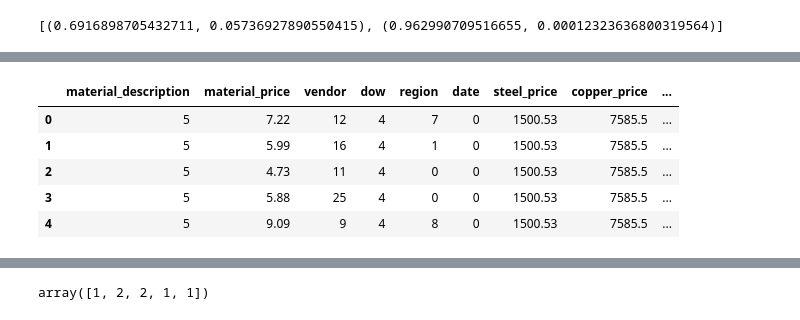
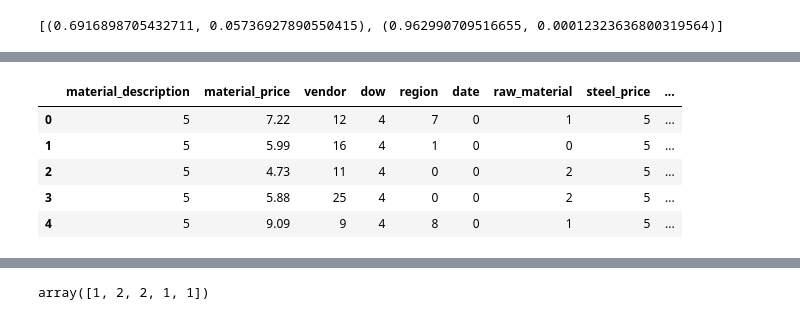
Before and after one commit to thegreatkeej/Estimator_Project, a Jupyter notebook: Resources/Machine_Learning_all.ipynb, the cells around one changed output, grey strips where cells are left out. Cells and saved outputs as stored; diff of their text form; code cells hidden in the pictures.

```diff
--- a/Resources/Machine_Learning_all.ipynb
+++ b/Resources/Machine_Learning_all.ipynb
@@ -228,23 +228,26 @@ total_df.head()
 # %%
 # Create Encoding
 
 le = LabelEncoder()
 encoded_df = total_df
 encoded_df['vendor'] = le.fit_transform(total_df['vendor'])
 encoded_df['dow'] = le.fit_transform(total_df['dow'])
 encoded_df['region'] = le.fit_transform(total_df['region'])
 encoded_df['target_price'] = le.fit_transform(total_df['target_price'])
 encoded_df['material_description'] = le.fit_transform(total_df['material_description'])
 encoded_df['date'] = le.fit_transform(total_df['date'])
+encoded_df['raw_material'] = le.fit_transform(total_df['target_price'])
+encoded_df['steel_price'] = le.fit_transform(total_df['material_description'])
+encoded_df['copper_price'] = le.fit_transform(total_df['date'])
 encoded_df = encoded_df.drop(columns=["location", "zip"])
 encoded_df.head()
 # %% [output]
-|  | material_description | material_price | vendor | dow | region | date | steel_price | copper_price | ... |
-| 0 | 5 | 7.22 | 12 | 4 | 7 | 0 | 1500.53 | 7585.5 | ... |
-| 1 | 5 | 5.99 | 16 | 4 | 1 | 0 | 1500.53 | 7585.5 | ... |
-| 2 | 5 | 4.73 | 11 | 4 | 0 | 0 | 1500.53 | 7585.5 | ... |
-| 3 | 5 | 5.88 | 25 | 4 | 0 | 0 | 1500.53 | 7585.5 | ... |
-| 4 | 5 | 9.09 | 9 | 4 | 8 | 0 | 1500.53 | 7585.5 | ... |
+|  | material_description | material_price | vendor | dow | region | date | raw_material | steel_price | ... |
+| 0 | 5 | 7.22 | 12 | 4 | 7 | 0 | 1 | 5 | ... |
+| 1 | 5 | 5.99 | 16 | 4 | 1 | 0 | 0 | 5 | ... |
+| 2 | 5 | 4.73 | 11 | 4 | 0 | 0 | 2 | 5 | ... |
+| 3 | 5 | 5.88 | 25 | 4 | 0 | 0 | 2 | 5 | ... |
+| 4 | 5 | 9.09 | 9 | 4 | 8 | 0 | 1 | 5 | ... |
 # %%
 encoded_df.corr()
 # %% [output]
```
Also changed, not shown: parts of 5 cells of this notebook, 26 other files.
